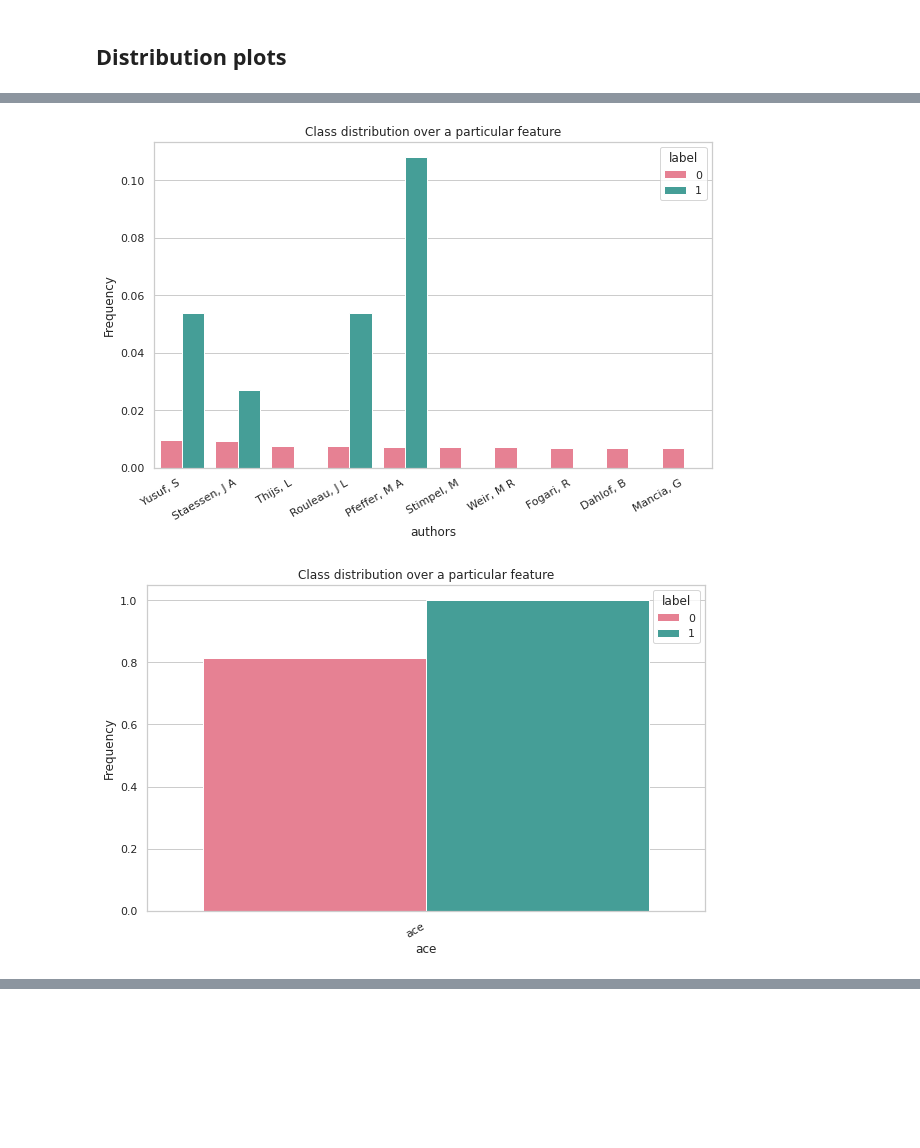
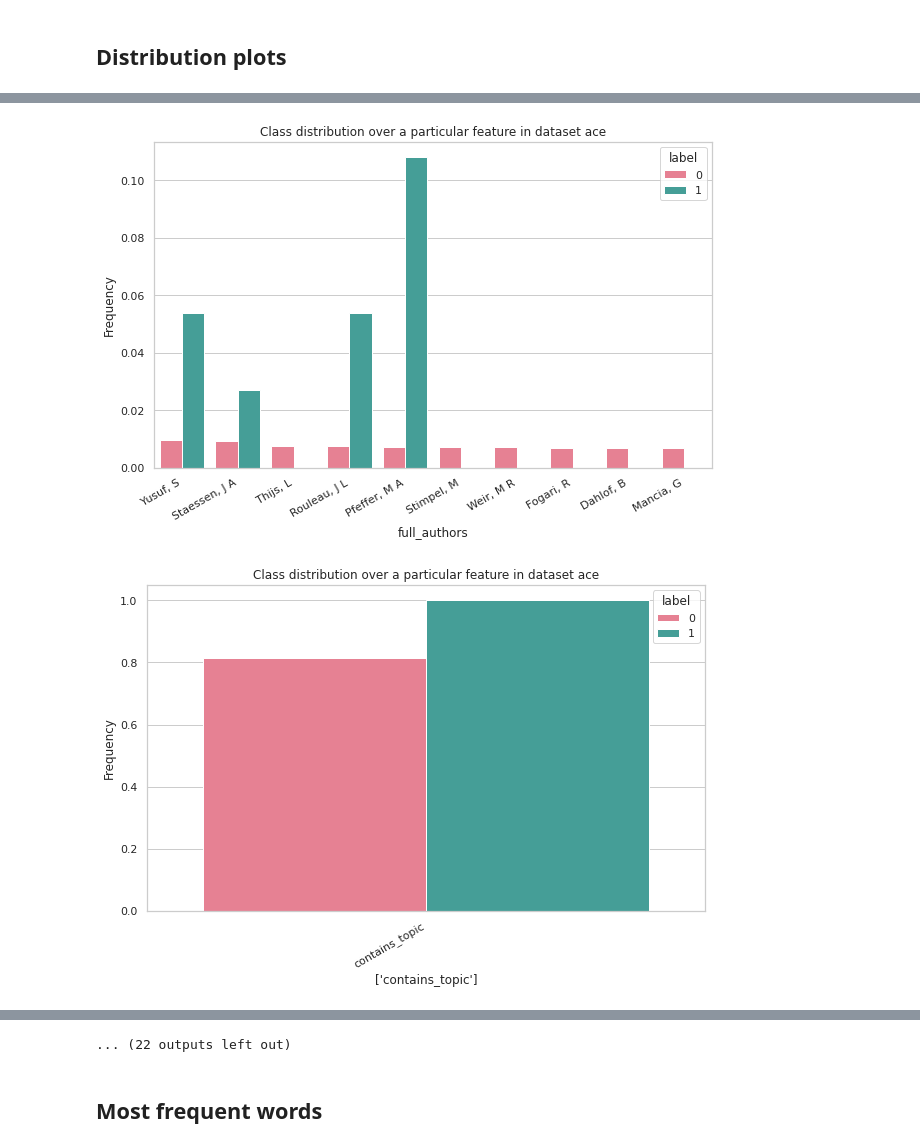
Before and after one commit to aliromagnoli/Baseline-Text-Classification, a Jupyter notebook: Dataset_statistics_by_class.ipynb, the cells around one changed output, grey strips where cells are left out. Cells and saved outputs as stored; diff of their text form; code cells hidden in the pictures; blank space fills up the shorter version.

Commit message:
adding the other 2 systematic review datasets

```diff
--- a/Dataset_statistics_by_class.ipynb
+++ b/Dataset_statistics_by_class.ipynb
@@ -142,29 +205,24 @@ display(df.head())
 # %% [markdown]
 ## Distribution plots
-# %%
-#rearrenge the dataset in order to plot it -> creation of plot_df
-
-x = df0.T
-x["feature"] = x.index
-x["label"] = 0
-
-y = df1.T
-y["feature"] = x.index
-y["label"] = 1
-
-plot_df = pd.concat([x, y], axis=0)
-plot_df.rename(columns={0 : "value"}, inplace=True)
-plot_df = plot_df.reset_index(drop=True)
-plot_df = plot_df.loc[plot_df["feature"] != "Dataset"]
 # %%
-#plotting class distribution over every group of features
-for i in col_names.columns:
+for i in plot_df:
 
-  #ordering by label 1
-  a = get_df_for_plot(df=plot_df, orderby=1, otherlabel=0, feature=i)
-  feature_plot(a, i)
+  #plotting class distribution over every group of features
+  for index, j in enumerate(col_names["feature"]):
 
-  #ordering by label 0
-  a = get_df_for_plot(df=plot_df, orderby=0, otherlabel=1, feature=i)
-  feature_plot(a, i)
+    #ordering by label 1
+    a = get_df_for_plot(df=plot_df[i], orderby="1", otherlabel="0", feature=j, df_name=i, index=index)
+
+    if a.empty:
+      print("Feature not present:", j)
+    else:
+      feature_plot(a, j, i)
+
+    #ordering by label 0
+    a = get_df_for_plot(df=plot_df[i], orderby="0", otherlabel="1", feature=j, df_name=i, index=index)
+
+    if a.empty:
+      print("Feature not present:", j)
+    else:
+      feature_plot(a, j, i)
 # %% [output]
@@ -174,2 +232,2 @@ for i in col_names.columns:
-[figure, old version]
+[figure, new version]
-[figure, old version]
+[figure, new version]
@@ -184,0 +241,3 @@ for i in col_names.columns:
+... (22 outputs left out)
+# %% [markdown]
+## Most frequent words
```
Also changed, not shown: parts of 19 cells of this notebook, 1 other file.
